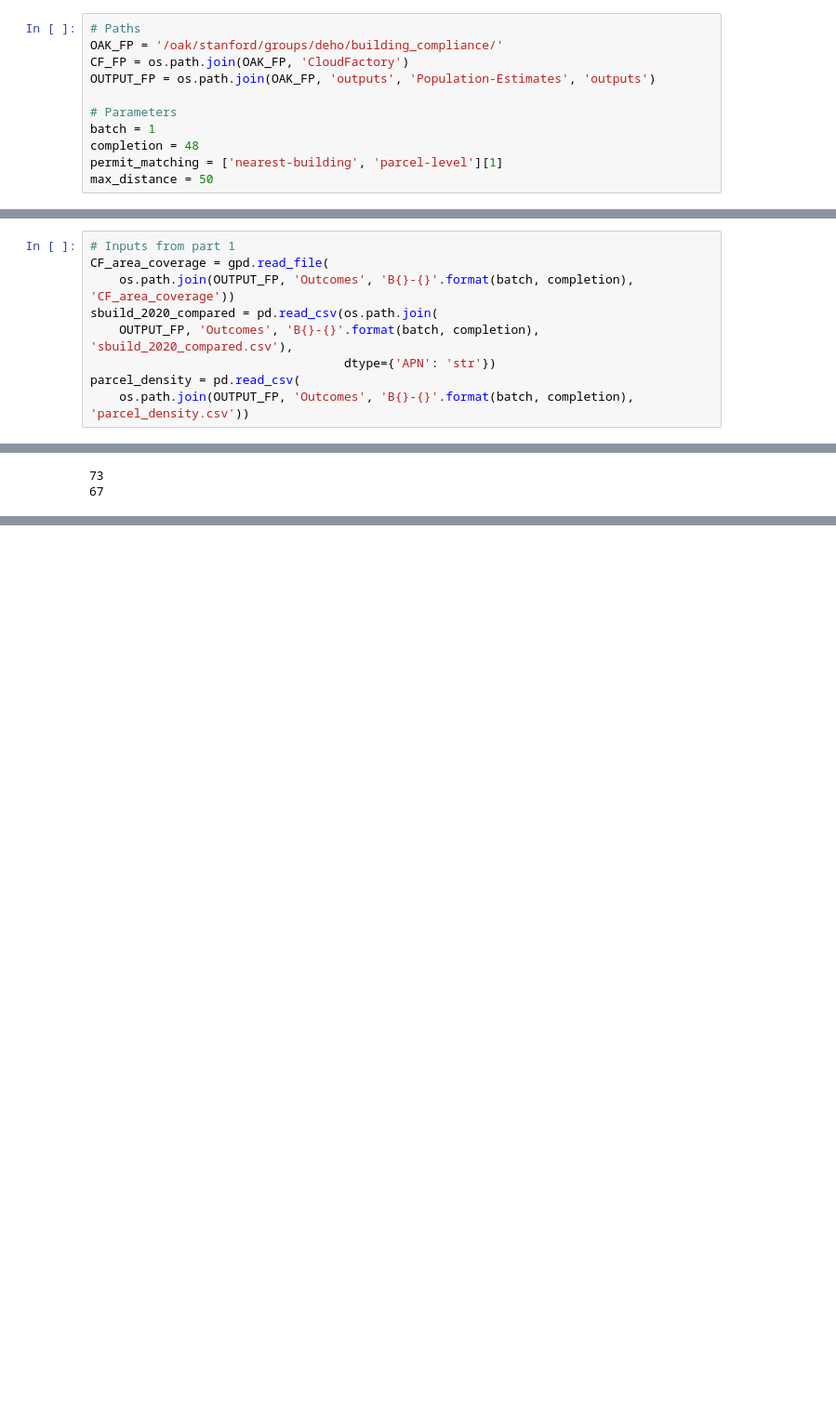
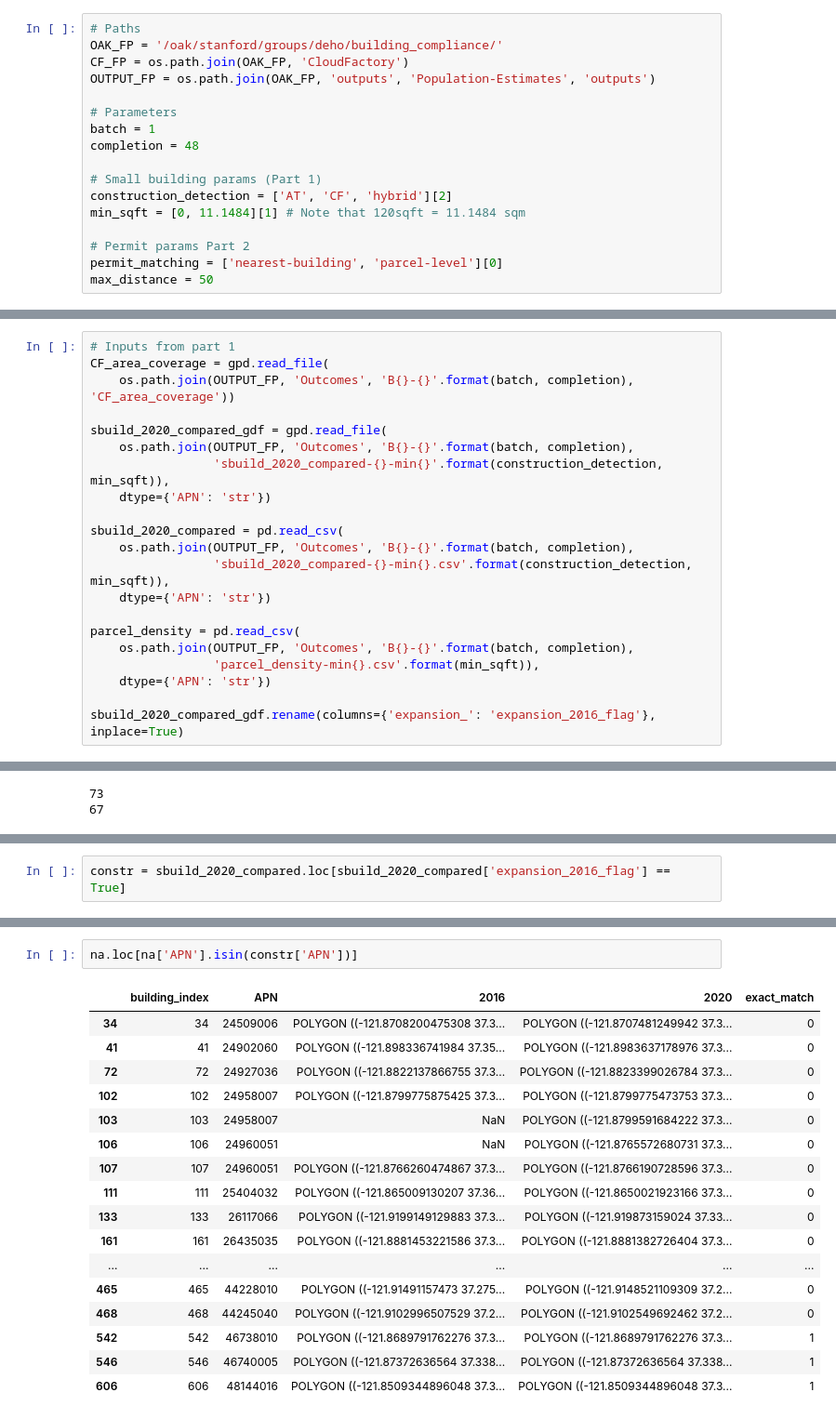
Before and after one commit to reglab/rgb-footprint-extract, a Jupyter notebook: naip_process/Pop-Estimates-CFParcelAnnotations-Part2.ipynb, the cells around one changed output, grey strips where cells are left out. Shown: that part at 93% size. Saved outputs shown, nothing was run; the diff lists cells and outputs as text; blank space fills up the shorter version.

```diff
--- a/naip_process/Pop-Estimates-CFParcelAnnotations-Part2.ipynb
+++ b/naip_process/Pop-Estimates-CFParcelAnnotations-Part2.ipynb
@@ -45,7 +45,13 @@ OUTPUT_FP = os.path.join(OAK_FP, 'outputs', 'Population-Estimates', 'outputs')
 # Parameters
 batch = 1
 completion = 48
-permit_matching = ['nearest-building', 'parcel-level'][1]
+
+# Small building params (Part 1)
+construction_detection = ['AT', 'CF', 'hybrid'][2]
+min_sqft = [0, 11.1484][1] # Note that 120sqft = 11.1484 sqm
+
+# Permit params Part 2
+permit_matching = ['nearest-building', 'parcel-level'][0]
 max_distance = 50
 # %%
 # Input data
@@ -64,11 +70,23 @@ cbg_income_2016_SJ = gpd.read_file(os.path.join(OUTPUT_FP, 'Strata', 'cbg-income
 # Inputs from part 1
 CF_area_coverage = gpd.read_file(
     os.path.join(OUTPUT_FP, 'Outcomes', 'B{}-{}'.format(batch, completion), 'CF_area_coverage'))
-sbuild_2020_compared = pd.read_csv(os.path.join(
-    OUTPUT_FP, 'Outcomes', 'B{}-{}'.format(batch, completion), 'sbuild_2020_compared.csv'),
-                                   dtype={'APN': 'str'})
+
+sbuild_2020_compared_gdf = gpd.read_file(
+    os.path.join(OUTPUT_FP, 'Outcomes', 'B{}-{}'.format(batch, completion),
+                 'sbuild_2020_compared-{}-min{}'.format(construction_detection, min_sqft)),
+    dtype={'APN': 'str'})
+
+sbuild_2020_compared = pd.read_csv(
+    os.path.join(OUTPUT_FP, 'Outcomes', 'B{}-{}'.format(batch, completion),
+                 'sbuild_2020_compared-{}-min{}.csv'.format(construction_detection, min_sqft)),
+    dtype={'APN': 'str'})
+
 parcel_density = pd.read_csv(
-    os.path.join(OUTPUT_FP, 'Outcomes', 'B{}-{}'.format(batch, completion), 'parcel_density.csv'))
+    os.path.join(OUTPUT_FP, 'Outcomes', 'B{}-{}'.format(batch, completion),
+                 'parcel_density-min{}.csv'.format(min_sqft)),
+    dtype={'APN': 'str'})
+
+sbuild_2020_compared_gdf.rename(columns={'expansion_': 'expansion_2016_flag'}, inplace=True)
 # %%
 # Functions
 def snap_permits(permit_data, small_build, max_distance):
@@ -444,0 +559,2 @@ fp.loc[fp['SQUAREFOOT'] >0]
+# %%
+constr = sbuild_2020_compared.loc[sbuild_2020_compared['expansion_2016_flag'] == True]
@@ -444,0 +567,20 @@ fp.loc[fp['SQUAREFOOT'] >0]
+# %%
+na.loc[na['APN'].isin(constr['APN'])]
+# %% [output]
+|  | building_index | APN | 2016 | 2020 | exact_match |
+| 34 | 34 | 24509006 | POLYGON ((-121.8708200475308 37.3... | POLYGON ((-121.8707481249942 37.3... | 0 |
+| 41 | 41 | 24902060 | POLYGON ((-121.898336741984 37.35... | POLYGON ((-121.8983637178976 37.3... | 0 |
+| 72 | 72 | 24927036 | POLYGON ((-121.8822137866755 37.3... | POLYGON ((-121.8823399026784 37.3... | 0 |
+| 102 | 102 | 24958007 | POLYGON ((-121.8799775875425 37.3... | POLYGON ((-121.8799775473753 37.3... | 0 |
+| 103 | 103 | 24958007 | NaN | POLYGON ((-121.8799591684222 37.3... | 0 |
+| 106 | 106 | 24960051 | NaN | POLYGON ((-121.8765572680731 37.3... | 0 |
+| 107 | 107 | 24960051 | POLYGON ((-121.8766260474867 37.3... | POLYGON ((-121.8766190728596 37.3... | 0 |
+| 111 | 111 | 25404032 | POLYGON ((-121.865009130207 37.36... | POLYGON ((-121.8650021923166 37.3... | 0 |
+| 133 | 133 | 26117066 | POLYGON ((-121.9199149129883 37.3... | POLYGON ((-121.919873159024 37.33... | 0 |
+| 161 | 161 | 26435035 | POLYGON ((-121.8881453221586 37.3... | POLYGON ((-121.8881382726404 37.3... | 0 |
+| ... | ... | ... | ... | ... | ... |
+| 465 | 465 | 44228010 | POLYGON ((-121.91491157473 37.275... | POLYGON ((-121.9148521109309 37.2... | 0 |
+| 468 | 468 | 44245040 | POLYGON ((-121.9102996507529 37.2... | POLYGON ((-121.9102549692462 37.2... | 0 |
+| 542 | 542 | 46738010 | POLYGON ((-121.8689791762276 37.3... | POLYGON ((-121.8689791762276 37.3... | 1 |
+| 546 | 546 | 46740005 | POLYGON ((-121.87372636564 37.338... | POLYGON ((-121.87372636564 37.338... | 1 |
+| 606 | 606 | 48144016 | POLYGON ((-121.8509344896048 37.3... | POLYGON ((-121.8509344896048 37.3... | 1 |
```
Also changed, not shown: parts of 16 cells of this notebook, 2 other files.
